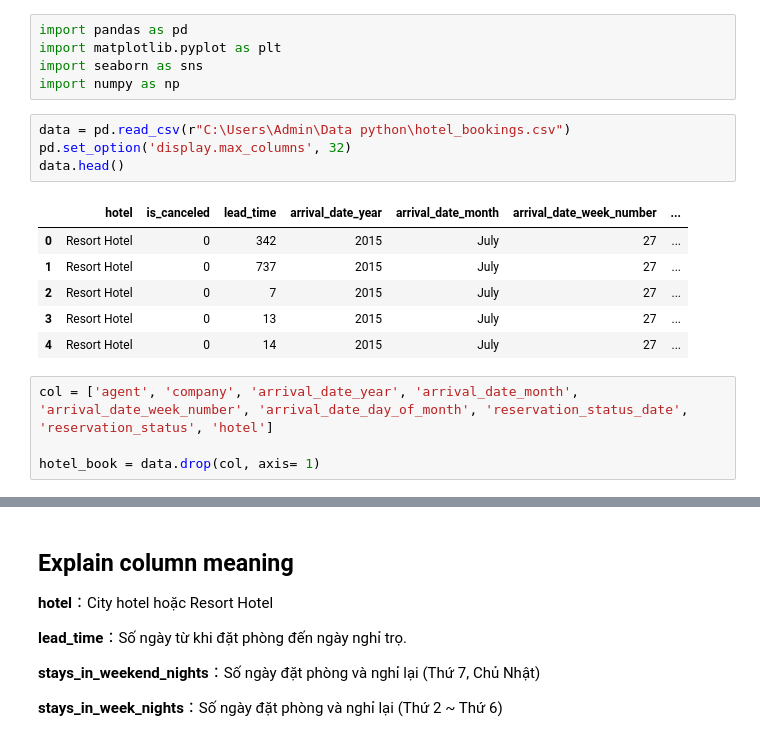
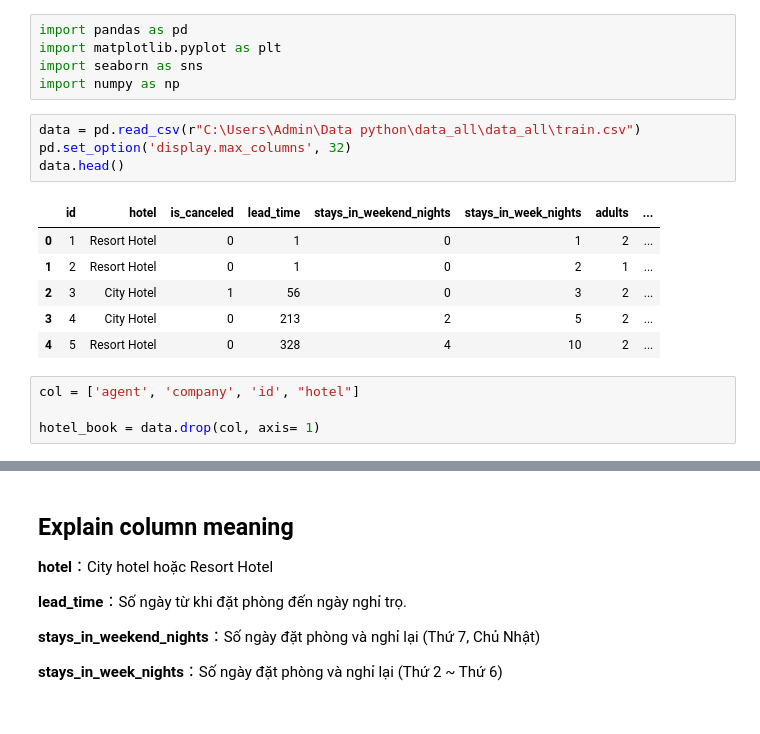
Before and after one commit to huy105/Hotel-booking-classify, a Jupyter notebook: HotelClassify.ipynb, the cells around one changed output, grey strips where cells are left out. Saved outputs shown, nothing was run; the diff lists cells and outputs as text.

```diff
--- a/HotelClassify.ipynb
+++ b/HotelClassify.ipynb
@@ -4,18 +4,18 @@ import matplotlib.pyplot as plt
 import seaborn as sns
 import numpy as np
 # %%
-data = pd.read_csv(r"C:\Users\Admin\Data python\hotel_bookings.csv")
+data = pd.read_csv(r"C:\Users\Admin\Data python\data_all\data_all\train.csv")
 pd.set_option('display.max_columns', 32)
 data.head()
 # %% [output]
-|  | hotel | is_canceled | lead_time | arrival_date_year | arrival_date_month | arrival_date_week_number | ... |
-| 0 | Resort Hotel | 0 | 342 | 2015 | July | 27 | ... |
-| 1 | Resort Hotel | 0 | 737 | 2015 | July | 27 | ... |
-| 2 | Resort Hotel | 0 | 7 | 2015 | July | 27 | ... |
-| 3 | Resort Hotel | 0 | 13 | 2015 | July | 27 | ... |
-| 4 | Resort Hotel | 0 | 14 | 2015 | July | 27 | ... |
+|  | id | hotel | is_canceled | lead_time | stays_in_weekend_nights | stays_in_week_nights | adults | ... |
+| 0 | 1 | Resort Hotel | 0 | 1 | 0 | 1 | 2 | ... |
+| 1 | 2 | Resort Hotel | 0 | 1 | 0 | 2 | 1 | ... |
+| 2 | 3 | City Hotel | 1 | 56 | 0 | 3 | 2 | ... |
+| 3 | 4 | City Hotel | 0 | 213 | 2 | 5 | 2 | ... |
+| 4 | 5 | Resort Hotel | 0 | 328 | 4 | 10 | 2 | ... |
 # %%
-col = ['agent', 'company', 'arrival_date_year', 'arrival_date_month', 'arrival_date_week_number', 'arrival_date_day_of_month', 'reservation_status_date', 'reservation_status', 'hotel']
+col = ['agent', 'company', 'id', "hotel"]
 
 hotel_book = data.drop(col, axis= 1)
 # %%
```
Also changed, not shown: parts of 21 cells of this notebook.
